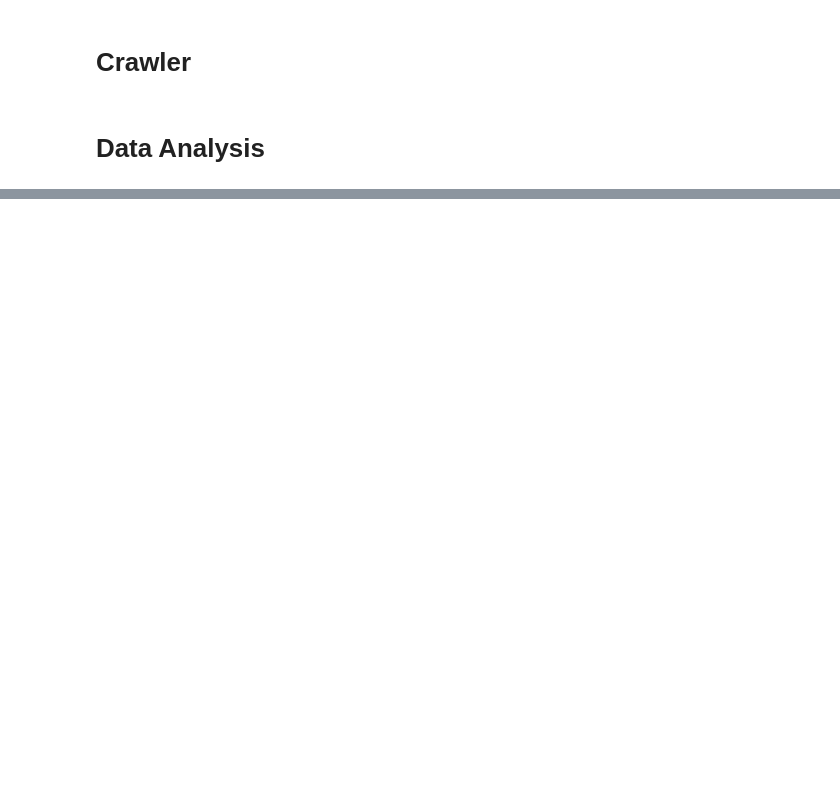
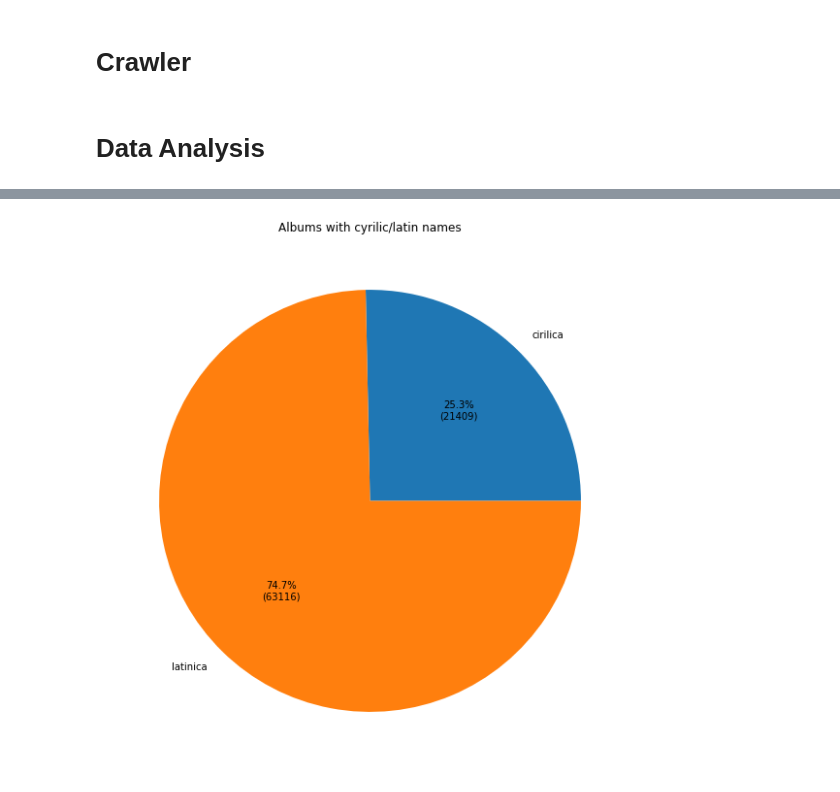
Before and after one commit to stadanapisem/Discogs-finding-hidden-knowledge, a Jupyter notebook: Crawler.ipynb, the cells around one changed output, grey strips where cells are left out. Cells and saved outputs as stored; diff of their text form; code cells hidden in the pictures; blank space fills up the shorter version.

```diff
--- a/Crawler.ipynb
+++ b/Crawler.ipynb
@@ -458,0 +701,10 @@ for x in cursor.fetchall():
+# %%
+cyrilic_num = execute_query("""SELECT COUNT(*) FROM album WHERE album_name REGEXP '[А-Ша-ш]+' AND album_name REGEXP '[^A-za-z]+'""")[0][0]
+latin_num = execute_query("""SELECT COUNT(*) FROM album WHERE album_name REGEXP '[A-Za-z]+' AND album_name REGEXP '[^А-Ша-ш]+'""")[0][0]
+
+fig, ax = plt.subplots(figsize=(10, 10), subplot_kw=dict(aspect="equal"))
+total_count = execute_query("""SELECT COUNT(*) FROM album""")[0][0]
+_ = ax.pie([cyrilic_num, latin_num], labels=['cirilica', 'latinica'], autopct=lambda x: func(x, [cyrilic_num, latin_num]))
+_ = ax.set_title("Albums with cyrilic/latin names")
+# %% [output]
+[figure, added]
```
Also changed, not shown: parts of 23 cells of this notebook, 1 other file.
